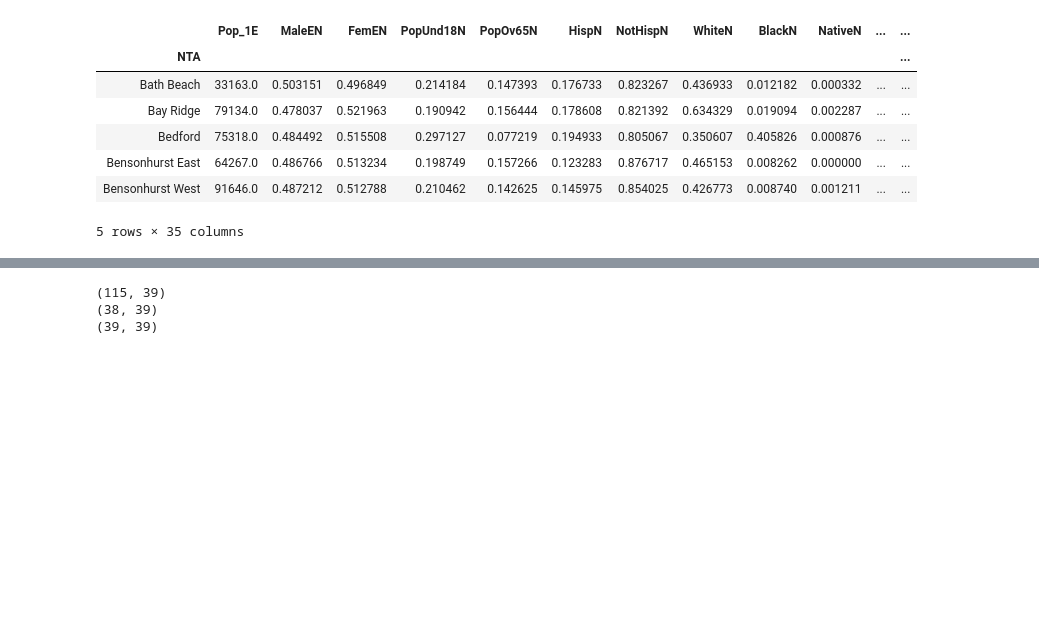
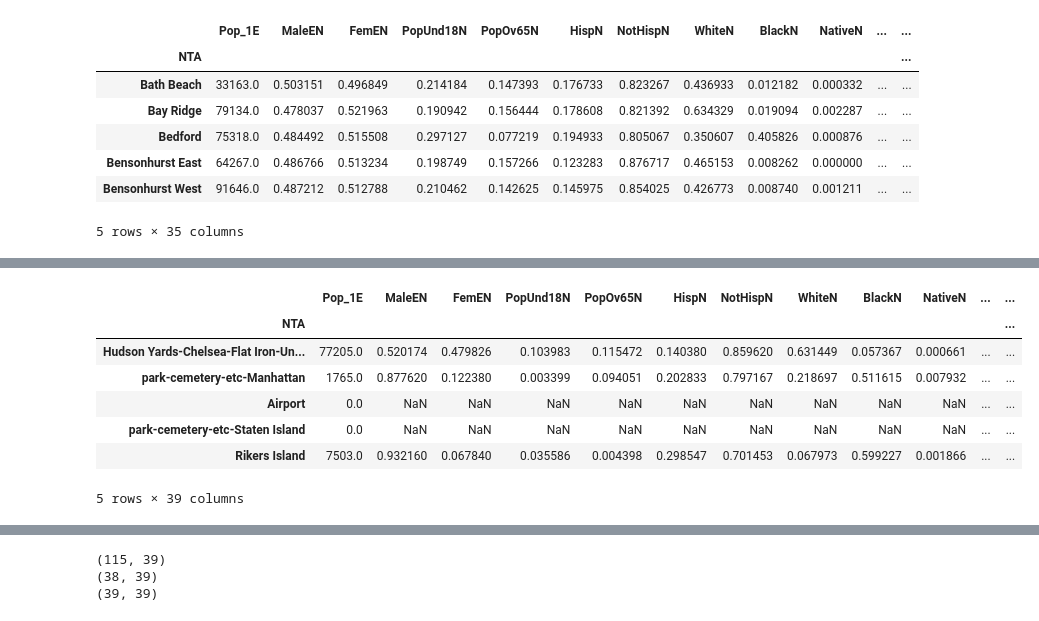
Before and after one commit to leonaisabelle/CUSP-ADS-Project, a Jupyter notebook: modelling_notebooks/binary_classification.ipynb, the cells around one changed output, grey strips where cells are left out. Cells and saved outputs as stored; diff of their text form; code cells hidden in the pictures; blank space fills up the shorter version.

```diff
--- a/modelling_notebooks/binary_classification.ipynb
+++ b/modelling_notebooks/binary_classification.ipynb
@@ -98,4 +94,19 @@ data.head()
 5 rows × 39 columns
+# %%
+# check for nulls
+data[data.isnull().any(axis=1)]
+# probably want to drop airport and park-cemetery-etc-Staten Island	 since they have population=0
+# want to fillna for Hudson Yards-Chelsea-Flat Iron-Union Square
+# not sure why [Rikers Island, park-cemetery-etc-Manhattan] have null values
+# %% [output]
+|  | Pop_1E | MaleEN | FemEN | PopUnd18N | PopOv65N | HispN | NotHispN | WhiteN | BlackN | NativeN | ... | ... |
+| NTA |  |  |  |  |  |  |  |  |  |  |  | ... |
+| Hudson Yards-Chelsea-Flat Iron-Un... | 77205.0 | 0.520174 | 0.479826 | 0.103983 | 0.115472 | 0.140380 | 0.859620 | 0.631449 | 0.057367 | 0.000661 | ... | ... |
+| park-cemetery-etc-Manhattan | 1765.0 | 0.877620 | 0.122380 | 0.003399 | 0.094051 | 0.202833 | 0.797167 | 0.218697 | 0.511615 | 0.007932 | ... | ... |
+| Airport | 0.0 | NaN | NaN | NaN | NaN | NaN | NaN | NaN | NaN | NaN | ... | ... |
+| park-cemetery-etc-Staten Island | 0.0 | NaN | NaN | NaN | NaN | NaN | NaN | NaN | NaN | NaN | ... | ... |
+| Rikers Island | 7503.0 | 0.932160 | 0.067840 | 0.035586 | 0.004398 | 0.298547 | 0.701453 | 0.067973 | 0.599227 | 0.001866 | ... | ... |
+5 rows × 39 columns
 # %%
 data.shape
 # %% [output]
```
Also changed, not shown: parts of 4 cells of this notebook.
